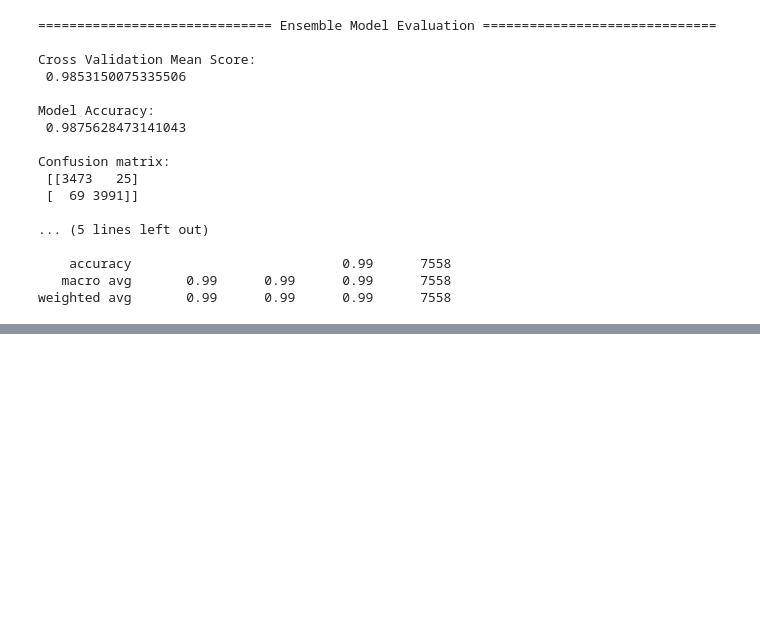
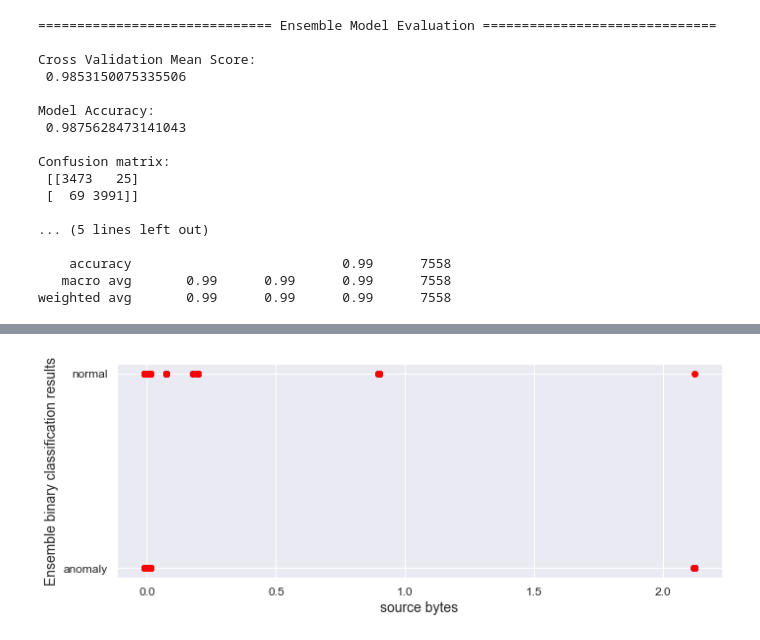
Before and after one commit to AkankshaReddyP/NIDS, a Jupyter notebook: src.ipynb, the cells around one changed output, grey strips where cells are left out. Drawn from its saved outputs; the diff is of its cells as text; code cells hidden in the pictures; blank space fills up the shorter version.

```diff
--- a/src.ipynb
+++ b/src.ipynb
@@ -389,0 +423,9 @@ weighted avg       0.99      0.99      0.99      7558
+# %%
+results=ensemble.predict(X_test)
+plt.scatter(X_test.src_bytes,Y_test,color='blue')
+plt.scatter(X_test.src_bytes,results,color='red')
+plt.xlabel("source bytes")
+plt.ylabel("Ensemble binary classification results")
+plt.show()
+# %% [output]
+[figure, added]
```
Also changed, not shown: parts of 7 cells of this notebook.
